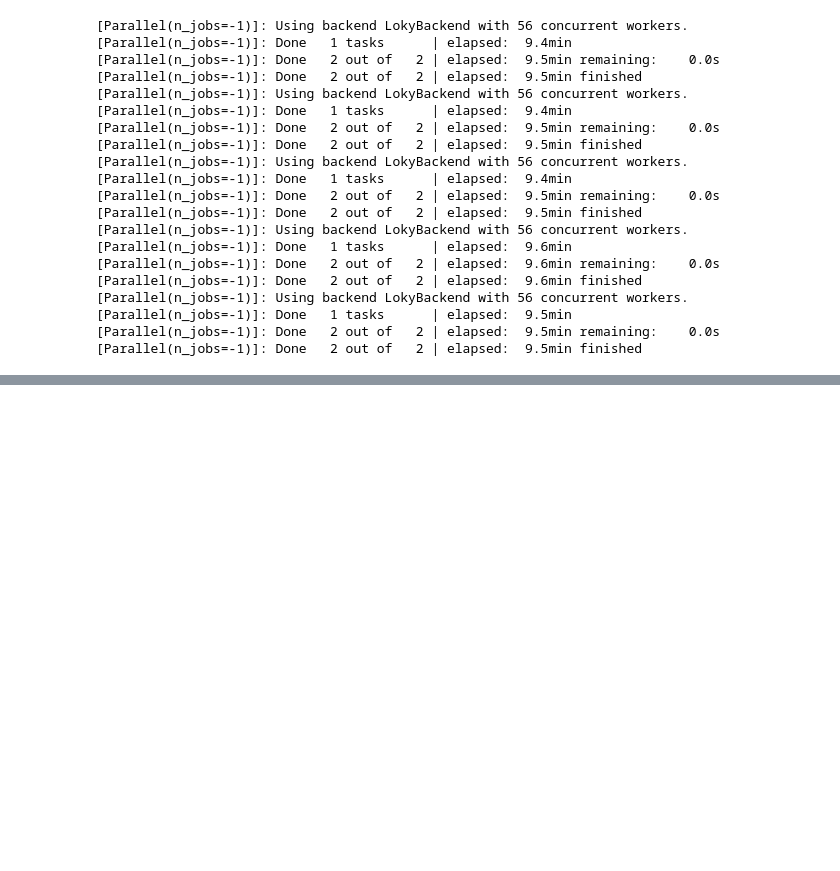
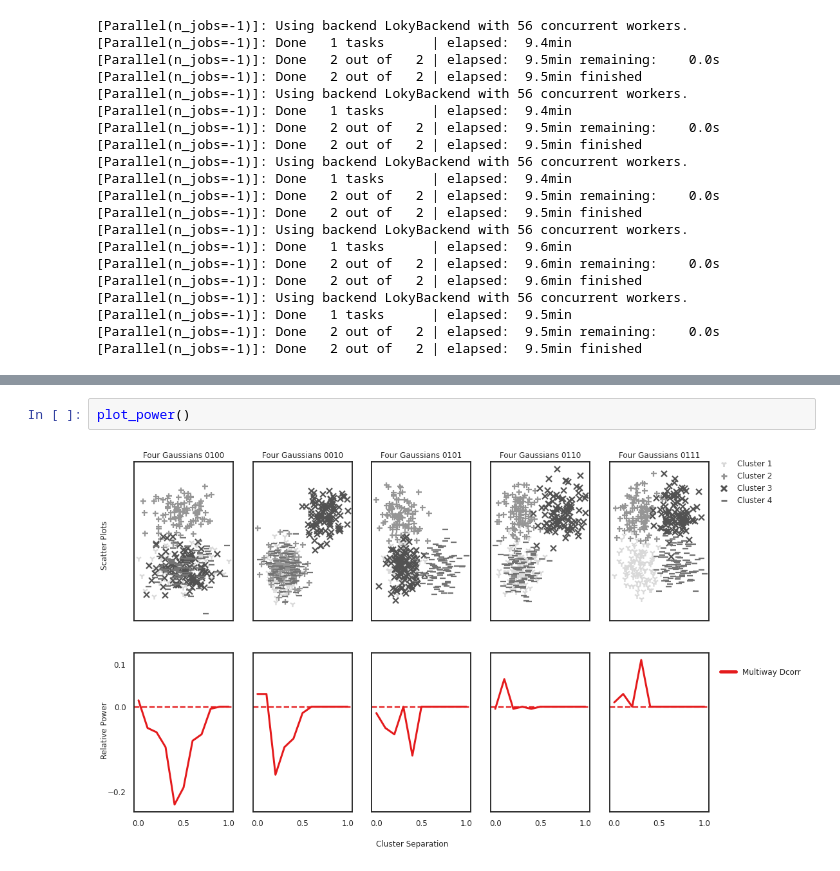
Before and after one commit to neurodata/hyppo, a Jupyter notebook: benchmarks/4samp_2way_power.ipynb, the cells around one changed output, grey strips where cells are left out. Saved outputs shown, nothing was run; the diff lists cells and outputs as text; blank space fills up the shorter version.

```diff
--- a/benchmarks/4samp_2way_power.ipynb
+++ b/benchmarks/4samp_2way_power.ipynb
@@ -191,0 +297,4 @@ plot_power()
+# %%
+plot_power()
+# %% [output]
+[figure, added]
```
Also changed, not shown: parts of 3 cells of this notebook, 11 other files.
